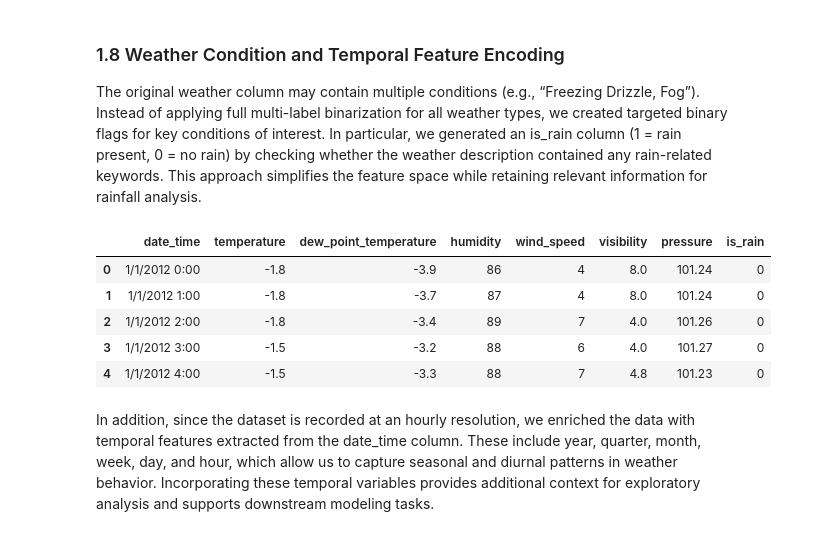
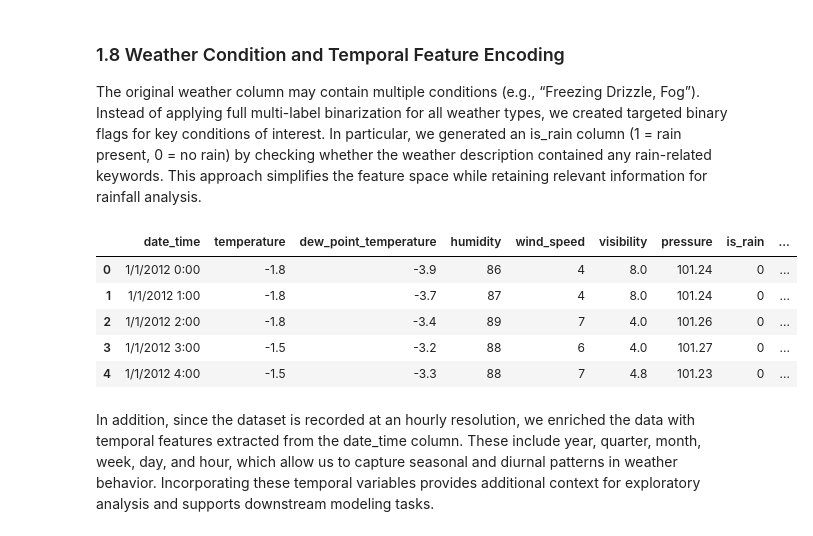
Before and after one commit to Yanyin-Chen-1156325/ST_ML_1156325, a Jupyter notebook: assignment2.ipynb, the cells around one changed output. Saved outputs shown, nothing was run; the diff lists cells and outputs as text; code cells hidden in the pictures.

```diff
--- a/assignment2.ipynb
+++ b/assignment2.ipynb
@@ -359,27 +359,29 @@ Instead of applying full multi-label binarization for all weather types, we crea
 # %%
 df['weather_multi'] = df['weather'].str.split(',')
 
 rain_keywords = ['Rain', 'Rain Showers', 'Drizzle', 'Heavy Rain Showers', 'Moderate Rain', 'Moderate Rain Showers']
 
 df['weather_multi'] = df['weather'].str.split(',')
 
 # Create 'is_rain' feature
 df['is_rain'] = df['weather_multi'].apply(
     lambda x: int(any(w.strip() in rain_keywords for w in x))
 )
 
 # Drop the original 'weather' and 'weather_multi' columns
 columns_to_keep = ['date_time', 'temperature', 'dew_point_temperature', 'humidity', 'wind_speed', 'visibility', 'pressure', 'is_rain']
 df = df[columns_to_keep]
 
+# Create dewpoint_spread feature
+df["dewpoint_spread"] = df["temperature"] - df["dew_point_temperature"]
 df.head()
 # %% [output]
-|  | date_time | temperature | dew_point_temperature | humidity | wind_speed | visibility | pressure | is_rain |
-| 0 | 1/1/2012 0:00 | -1.8 | -3.9 | 86 | 4 | 8.0 | 101.24 | 0 |
-| 1 | 1/1/2012 1:00 | -1.8 | -3.7 | 87 | 4 | 8.0 | 101.24 | 0 |
-| 2 | 1/1/2012 2:00 | -1.8 | -3.4 | 89 | 7 | 4.0 | 101.26 | 0 |
-| 3 | 1/1/2012 3:00 | -1.5 | -3.2 | 88 | 6 | 4.0 | 101.27 | 0 |
-| 4 | 1/1/2012 4:00 | -1.5 | -3.3 | 88 | 7 | 4.8 | 101.23 | 0 |
+|  | date_time | temperature | dew_point_temperature | humidity | wind_speed | visibility | pressure | is_rain | ... |
+| 0 | 1/1/2012 0:00 | -1.8 | -3.9 | 86 | 4 | 8.0 | 101.24 | 0 | ... |
+| 1 | 1/1/2012 1:00 | -1.8 | -3.7 | 87 | 4 | 8.0 | 101.24 | 0 | ... |
+| 2 | 1/1/2012 2:00 | -1.8 | -3.4 | 89 | 7 | 4.0 | 101.26 | 0 | ... |
+| 3 | 1/1/2012 3:00 | -1.5 | -3.2 | 88 | 6 | 4.0 | 101.27 | 0 | ... |
+| 4 | 1/1/2012 4:00 | -1.5 | -3.3 | 88 | 7 | 4.8 | 101.23 | 0 | ... |
 # %% [markdown]
 In addition, since the dataset is recorded at an hourly resolution, we enriched the data with temporal features extracted from the date_time column. These include year, quarter, month, week, day, and hour, which allow us to capture seasonal and diurnal patterns in weather behavior. Incorporating these temporal variables provides additional context for exploratory analysis and supports downstream modeling tasks.
 # %%
```
Also changed, not shown: parts of 7 cells of this notebook.
